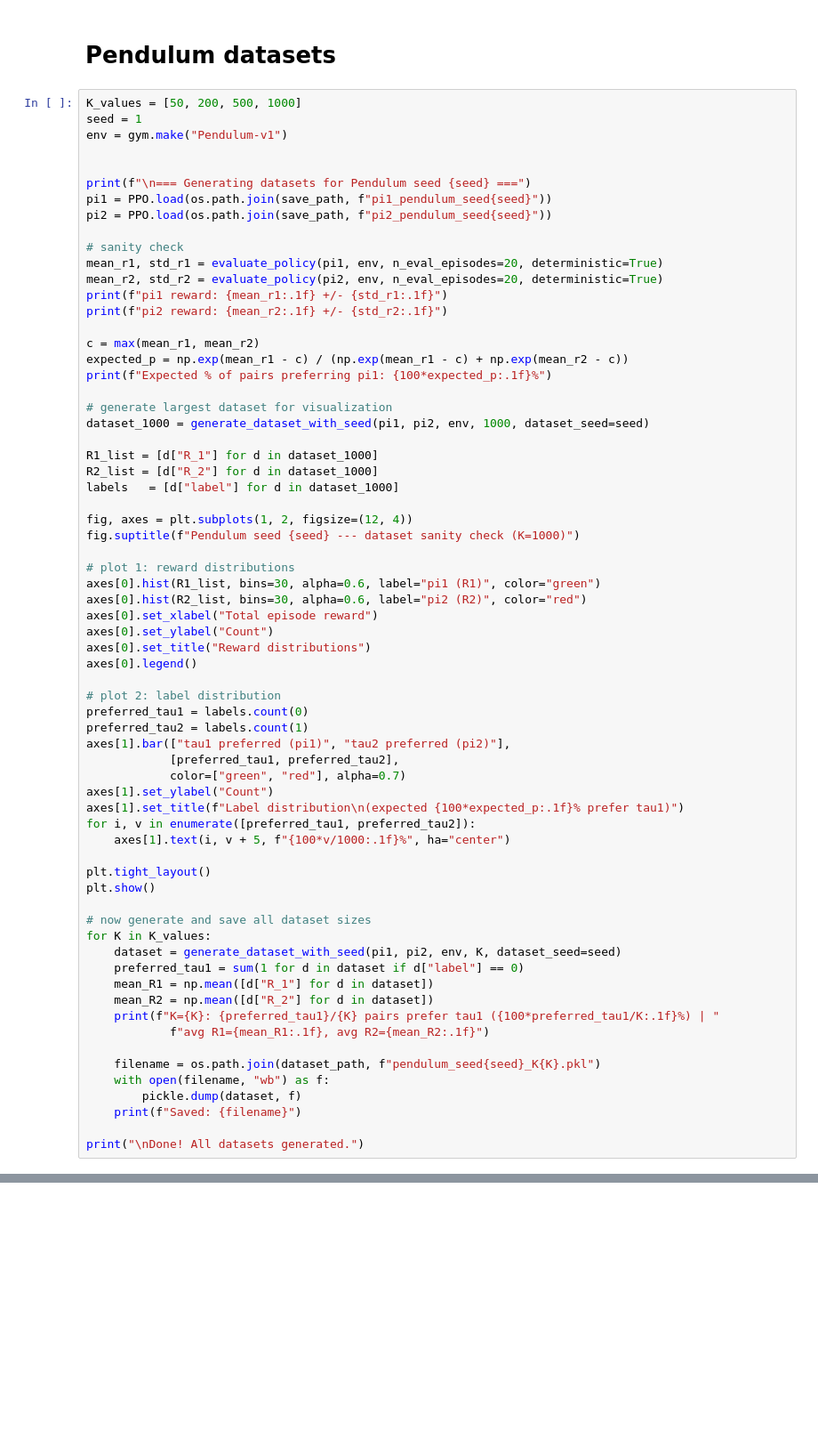
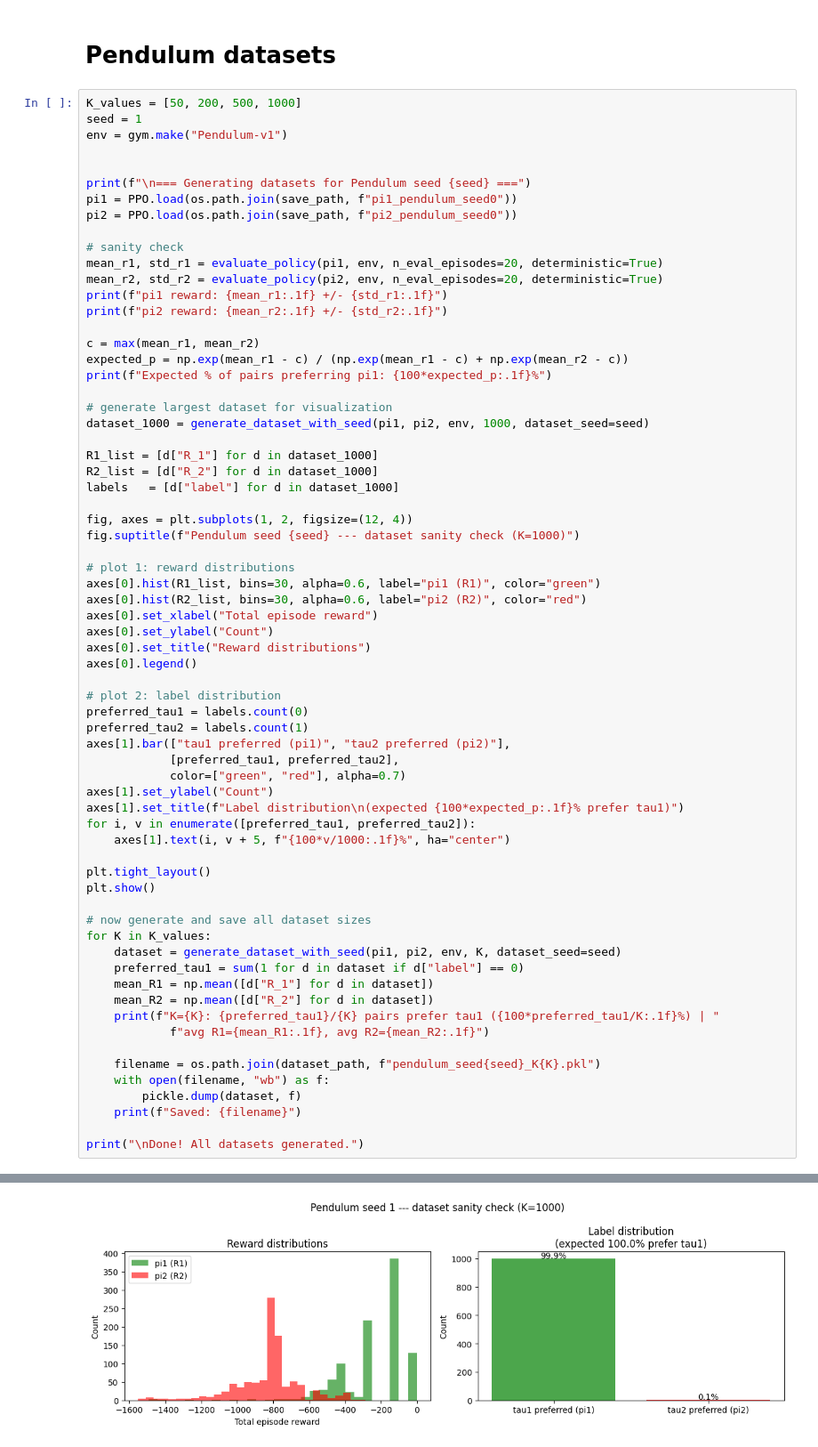
Before and after one commit to mgatti03/EE-568-Reinforcement-Project, a Jupyter notebook: preference_data.ipynb, the cells around one changed output, grey strips where cells are left out. Shown at 89% size. Saved outputs shown, nothing was run; the diff lists cells and outputs as text; blank space fills up the shorter version.

```diff
--- a/preference_data.ipynb
+++ b/preference_data.ipynb
@@ -146,8 +161,8 @@ env = gym.make("Pendulum-v1")
 
 
 print(f"\n=== Generating datasets for Pendulum seed {seed} ===")
-pi1 = PPO.load(os.path.join(save_path, f"pi1_pendulum_seed{seed}"))
-pi2 = PPO.load(os.path.join(save_path, f"pi2_pendulum_seed{seed}"))
+pi1 = PPO.load(os.path.join(save_path, f"pi1_pendulum_seed0"))
+pi2 = PPO.load(os.path.join(save_path, f"pi2_pendulum_seed0"))
 
 # sanity check
 mean_r1, std_r1 = evaluate_policy(pi1, env, n_eval_episodes=20, deterministic=True)
@@ -206,3 +221,4 @@ for K in K_values:
     print(f"Saved: {filename}")
 
 print("\nDone! All datasets generated.")
+# %% [output]
@@ -208,0 +229 @@ print("\nDone! All datasets generated.")
+[figure, added]
```
Also changed, not shown: parts of 3 cells of this notebook.
